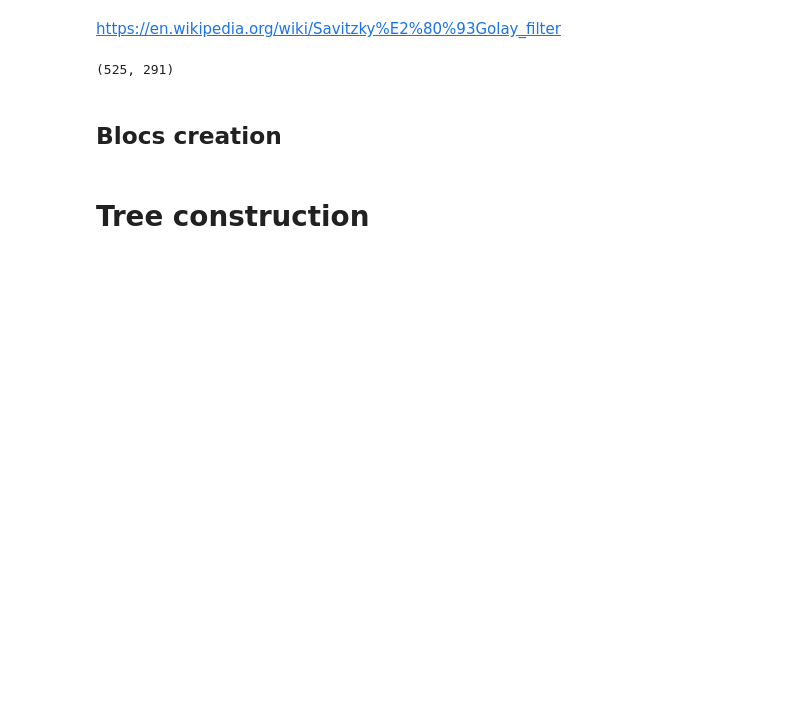
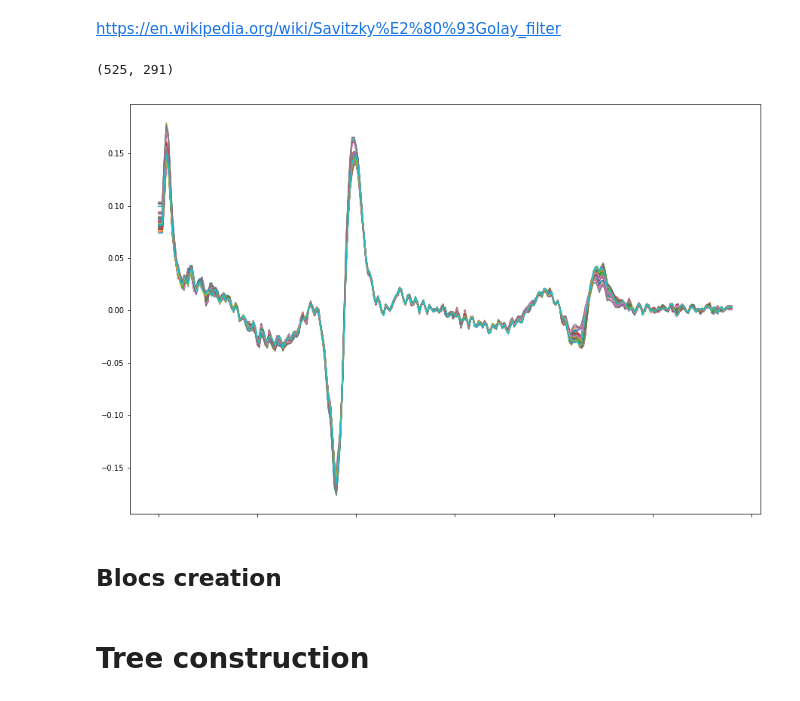
Before and after one commit to rudloffl/article-peas-nirs, a Jupyter notebook: notebooks/B2 - regression 2nd d.ipynb, the cells around one changed output. Cells and saved outputs as stored; diff of their text form; code cells hidden in the pictures; blank space fills up the shorter version.

```diff
--- a/notebooks/B2 - regression 2nd d.ipynb
+++ b/notebooks/B2 - regression 2nd d.ipynb
@@ -239,6 +239,12 @@ savgol = Savgol(**params)
 savgol.fit_transform(spectra).shape
 # %% [output]
 (525, 291)
+# %%
+df = savgol.transform(spectra)
+df.head(50).T.plot(legend=None, figsize=(15,10))
+plt.show()
+# %% [output]
+[figure, added]
 # %% [markdown]
 ## Blocs creation
 # %%
```
Also changed, not shown: parts of 20 cells of this notebook, 2 other files.
